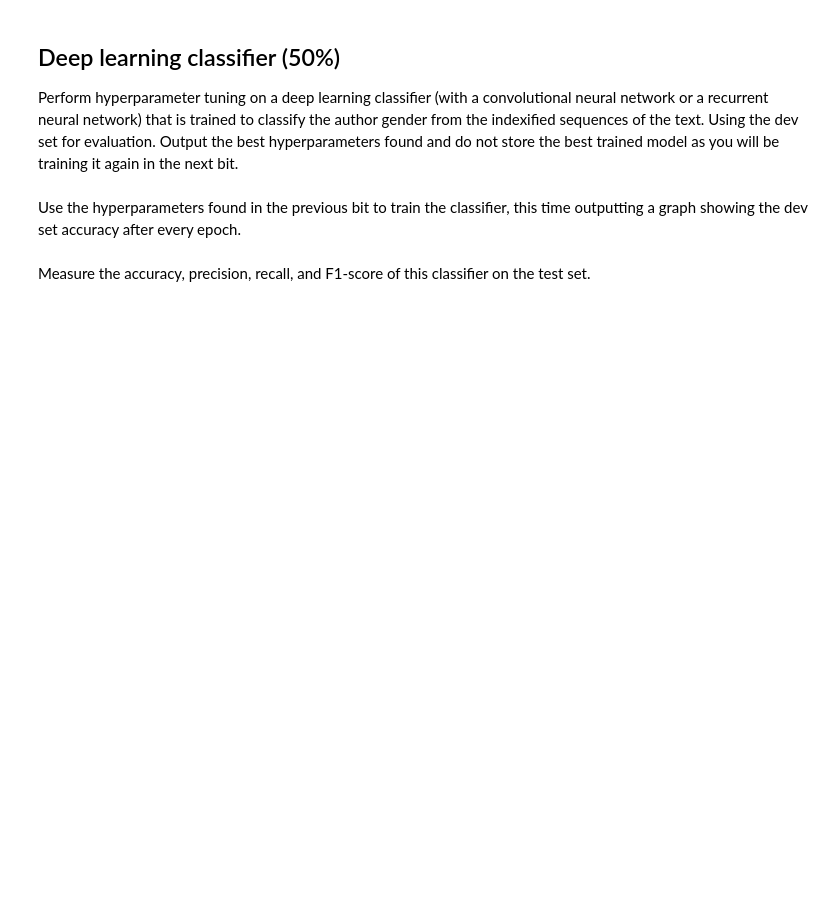
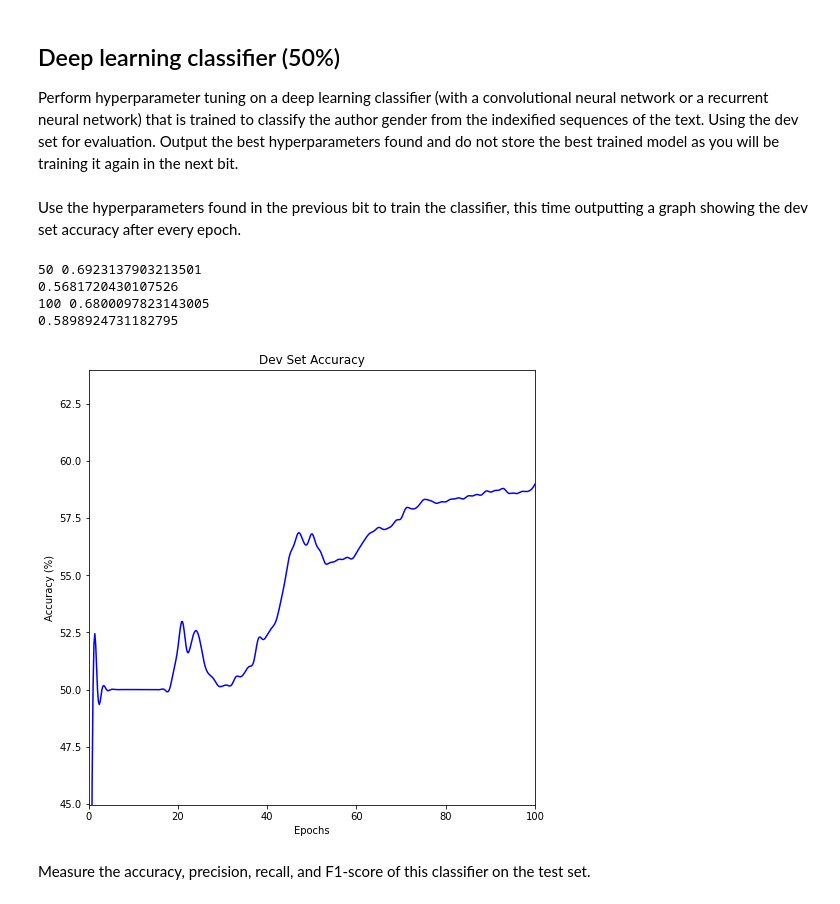
Before and after one commit to seaniboi-prog/Assignment-1, a Jupyter notebook: text_classification.ipynb, the cells around one changed output. Cells and saved outputs as stored; diff of their text form; code cells hidden in the pictures; blank space fills up the shorter version.

```diff
--- a/text_classification.ipynb
+++ b/text_classification.ipynb
@@ -136,8 +149,11 @@ for i in range(len(dev_token_x)):
     dev_token_x[i].extend(['<PAD>']*(dev_max - len(dev_token_x[i])))
 
 indexed_train_x = torch.tensor([[word2index[word] for word in text] for text in train_token_x], dtype=torch.int64)
+tensor_train_lens = torch.tensor(train_lens, dtype=torch.int64)
 indexed_test_x = torch.tensor([[word2index[word] for word in text] for text in test_token_x], dtype=torch.int64)
+tensor_test_lens = torch.tensor(test_lens, dtype=torch.int64)
 indexed_dev_x = torch.tensor([[word2index[word] for word in text] for text in dev_token_x], dtype=torch.int64)
+tensor_dev_lens = torch.tensor(dev_lens, dtype=torch.int64)
 # %% [markdown]
 Write code that counts the percentage of tokens in each data set that are unknown tokens (not including pad tokens).
 # %%
@@ -176,13 +196,13 @@ lin_model.to('cpu')
 optimiser = torch.optim.Adam(lin_model.parameters())
 
 tensor_train_x_vecs = torch.tensor(train_x_vecs, dtype=torch.float32)
-tensor_train_y = torch.tensor(train_y_indexes, dtype=torch.int64)
+# tensor_train_y = torch.tensor(train_y_indexes, dtype=torch.int64)
 
 print('step', 'error')
 for step in range(1, 200+1):
     optimiser.zero_grad()
     output = lin_model(tensor_train_x_vecs)
-    error = torch.nn.functional.cross_entropy(output, tensor_train_y) + lin_model.w.abs().mean()
+    error = torch.nn.functional.cross_entropy(output, tensor_indexed_train_y) + lin_model.w.abs().mean()
     error.backward()
     optimiser.step()
 
@@ -362,35 +504,49 @@ def live_plot(x, y, max_epochs, hist=True):
     plt.show()
 # %%
-b_embedd_size = 2
-b_wind_size = 3
-b_hidden_size = 3
-b_init_dev = 1.0
+b_embedd_size = 3
+b_cell_type = True
+b_hidden_size = 8
+b_init_dev = 0.1
 # %%
-deep_model = Conv_Model(len(vocab), len(categories), embedding_size=b_embedd_size, window_size=b_wind_size, hidden_size=b_hidden_size, init_dev=b_init_dev)
+# deep_model = Conv_Model(len(vocab), len(categories), embedding_size=b_embedd_size, window_size=b_wind_size, hidden_size=b_hidden_size, init_dev=b_init_dev)
+
+deep_model = Rec_Model(len(vocab), len(categories), is_lstm=b_cell_type,embedding_size=b_embedd_size, hidden_size=b_hidden_size, init_dev=b_init_dev)
+
 deep_model.to('cpu')
 
 optimiser = torch.optim.Adam(deep_model.parameters())
 
-max_epoch = 20
+max_epoch = 100
 x = [0]
 y = [0]
 
 # print('step', 'error')
 for step in range(1, max_epoch+1):
     optimiser.zero_grad()
-    output = deep_model(indexed_train_x, train_lens)
-    error = torch.nn.functional.cross_entropy(output, tensor_train_y)
+    output = deep_model(indexed_train_x, tensor_train_lens)
+    error = torch.nn.functional.cross_entropy(output, tensor_indexed_train_y)
     error.backward()
     optimiser.step()
 
+    with torch.no_grad():
+        targets = np.array(tensor_indexed_dev_y, np.int64)
+        output_probs = torch.sigmoid(deep_model(indexed_dev_x, tensor_dev_lens))
+        outputs = output_probs.detach().numpy().argmax(axis=1)
+        dev_acc = (targets == outputs).sum()/len(targets)
+
     x.append(step)
-    # if step%10 == 0:
-    print(step, error.detach().tolist())
-    with torch.no_grad():
-        dev_acc = np.mean(np.abs(torch.sigmoid(deep_model(indexed_dev_x, dev_lens)).detach().numpy().argmax(axis=1) - np.array(dev_y_indexes, np.int64)))
+    y.append(dev_acc * 100)
 
-    y.append(dev_acc)
-    if step > 3:
-        live_plot(x, y, max_epoch)
+    if step%50 == 0:
+        print(step, error.detach().tolist())
+        print(dev_acc)
+
+acc_plot(x, y, max_epoch)
+# %% [output]
+50 0.6923137903213501
+0.5681720430107526
+100 0.6800097823143005
+0.5898924731182795
+[figure, added]
 # %% [markdown]
 Measure the accuracy, precision, recall, and F1-score of this classifier on the test set.
```
Also changed, not shown: parts of 21 cells of this notebook.
